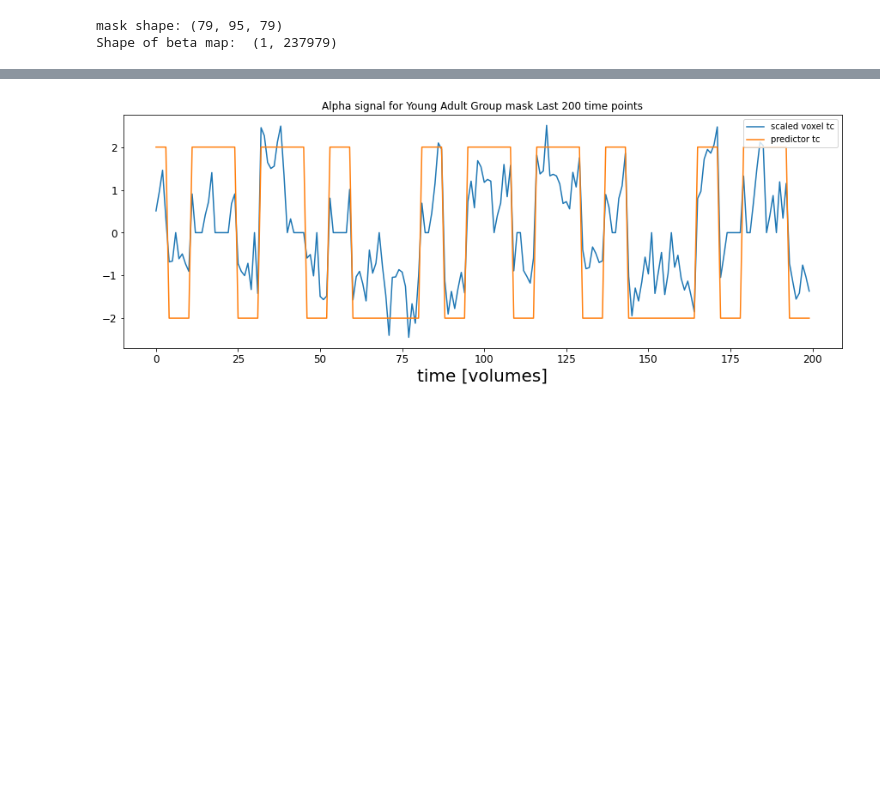
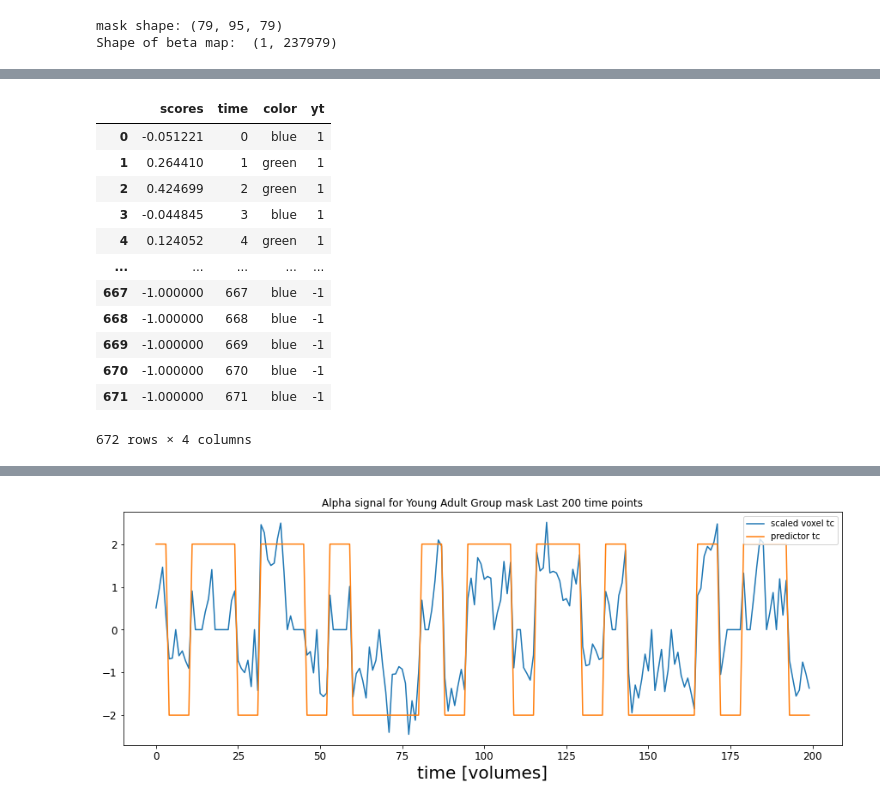
Before and after one commit to staceybeck/teambrainiac, a Jupyter notebook: source/group_svm/Young_Adult_Group_SVM.ipynb, the cells around one changed output, grey strips where cells are left out. Cells and saved outputs as stored; diff of their text form; code cells hidden in the pictures; blank space fills up the shorter version.

```diff
--- a/source/group_svm/Young_Adult_Group_SVM.ipynb
+++ b/source/group_svm/Young_Adult_Group_SVM.ipynb
@@ -416,0 +450,19 @@ plotting.plot_img(bmap3,
+# %%
+df['yt'] = np.where(
+   df['yt'] ==0 , -1, df['yt']
+   )
+df
+# %% [output]
+|  | scores | time | color | yt |
+| 0 | -0.051221 | 0 | blue | 1 |
+| 1 | 0.264410 | 1 | green | 1 |
+| 2 | 0.424699 | 2 | green | 1 |
+| 3 | -0.044845 | 3 | blue | 1 |
+| 4 | 0.124052 | 4 | green | 1 |
+| ... | ... | ... | ... | ... |
+| 667 | -1.000000 | 667 | blue | -1 |
+| 668 | -1.000000 | 668 | blue | -1 |
+| 669 | -1.000000 | 669 | blue | -1 |
+| 670 | -1.000000 | 670 | blue | -1 |
+| 671 | -1.000000 | 671 | blue | -1 |
+672 rows × 4 columns
```
Also changed, not shown: parts of 12 cells of this notebook.
